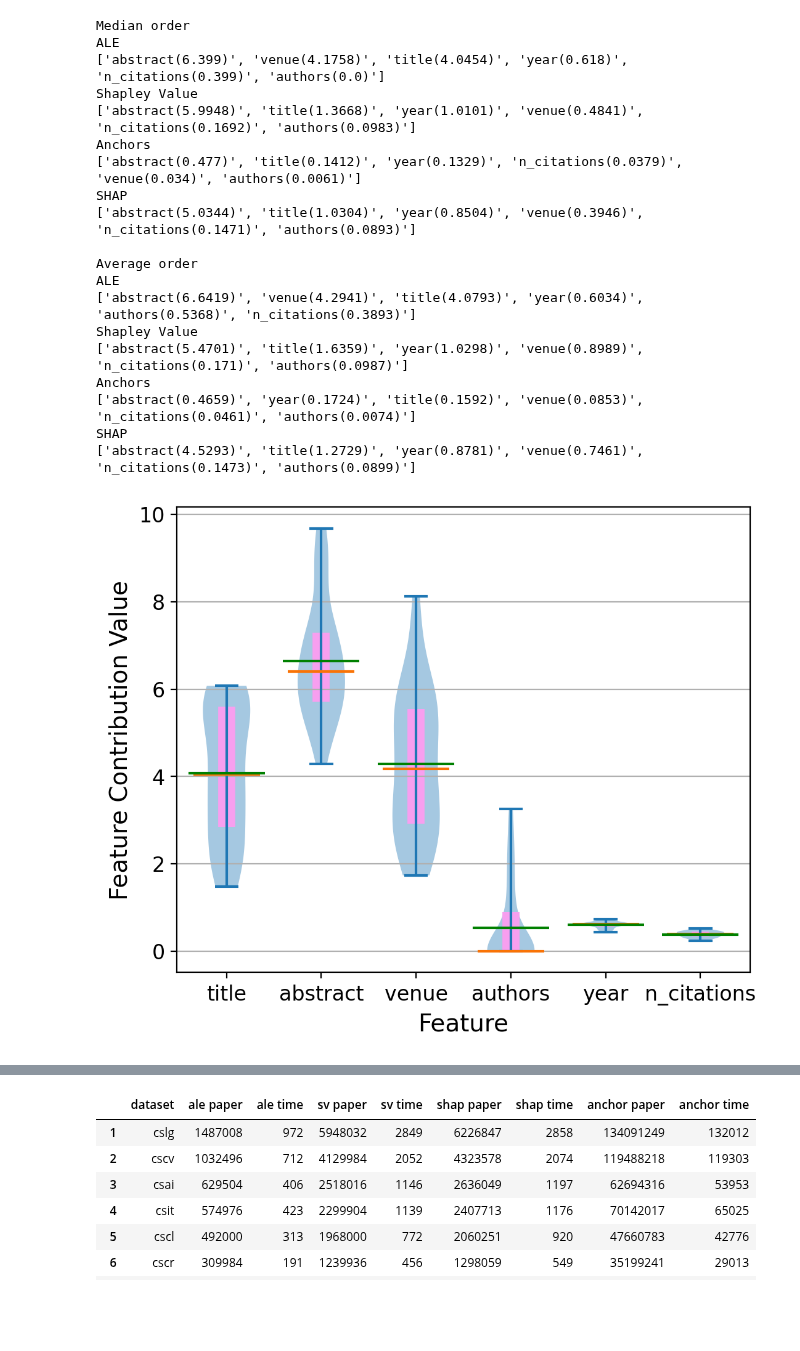
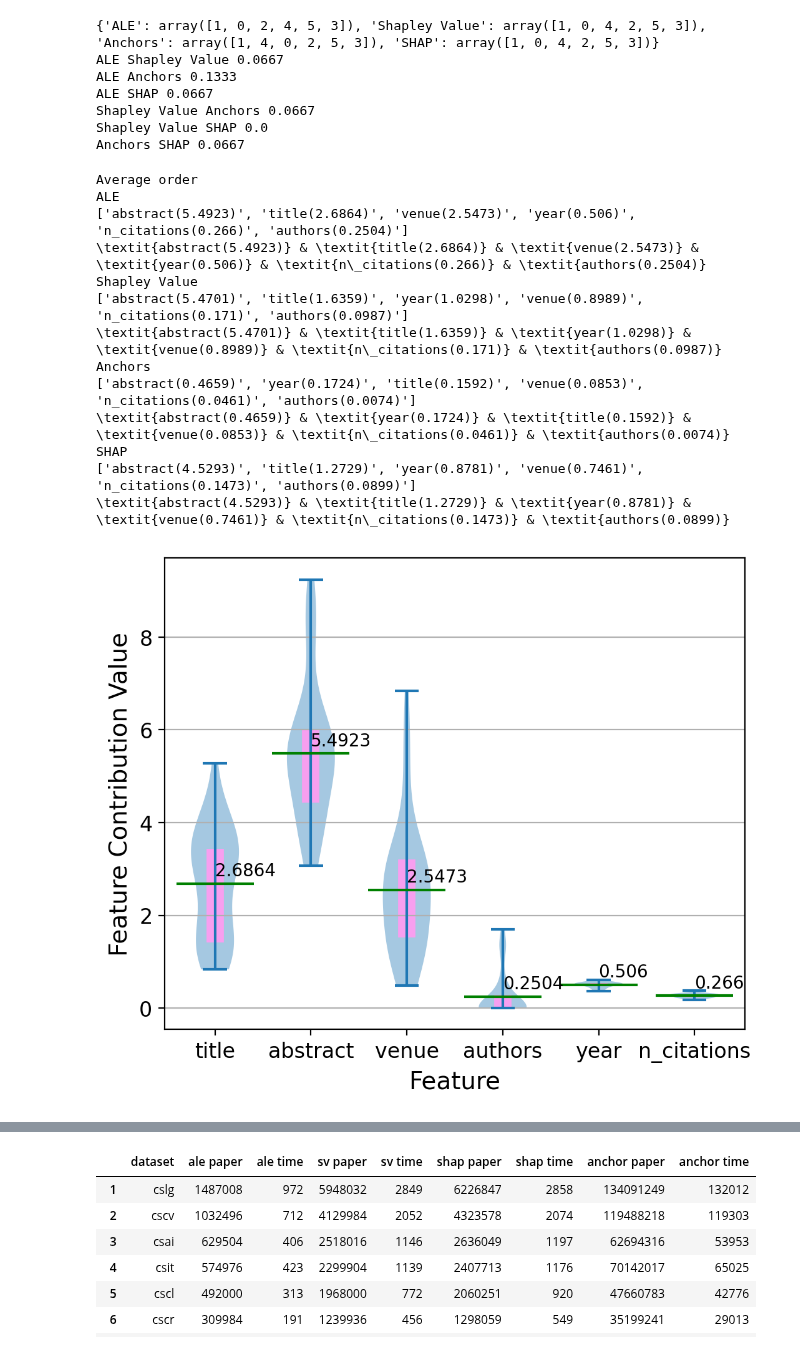
Before and after one commit to youyinnn/s2search, a Jupyter notebook: xai_process_plotting.ipynb, the cells around one changed output, grey strips where cells are left out. Saved outputs shown, nothing was run; the diff lists cells and outputs as text; code cells hidden in the pictures; blank space fills up the shorter version.

```diff
--- a/xai_process_plotting.ipynb
+++ b/xai_process_plotting.ipynb
@@ -24,14 +24,18 @@ xai_metrics_arr = []
 
 data_len_of = []
 
+# 如果解释是分数 就取std
 def aggregation(arr):
     # return np.std(arr, ddof=1)
     # return np.mean(np.abs(arr))
-    return pdp_based_importance(arr)
+    return aggregation2(arr)
+    # return pdp_based_importance(arr)
 
+# 如果解释是贡献值 就取绝对值平均
 def aggregation2(arr):
     # return np.std(arr, ddof=1)
     return np.mean(np.abs(arr))
+    # return np.median(np.abs(arr))
     # return pdp_based_importance(arr)
 
 for sample_name in ds_list:
@@ -117,3 +168,29 @@ xai_fi_metrics_pd = pd.DataFrame(columns=['dataset', *fis], data=xai_metrics_arr
+# %%
+def normalised_kendall_tau_distance(values1, values2):
+    """Compute the Kendall tau distance."""
+    n = len(values1)
+    assert len(values2) == n, "Both lists have to be of equal length"
+    i, j = np.meshgrid(np.arange(n), np.arange(n))
+    a = np.argsort(values1)
+    b = np.argsort(values2)
+    ndisordered = np.logical_or(np.logical_and(a[i] < a[j], b[i] > b[j]), np.logical_and(a[i] > a[j], b[i] < b[j])).sum()
+    return ndisordered / (n * (n - 1))
+# %%
+print(argmax_map)
+
+for i in range(4):
+    a = fis[i]
+    for j in range(i + 1, 4):
+        b = fis[j]
+        print(a, b, round(normalised_kendall_tau_distance(argmax_map[a], argmax_map[b]), 4))
+# %% [output]
+{'ALE': array([1, 0, 2, 4, 5, 3]), 'Shapley Value': array([1, 0, 4, 2, 5, 3]), 'Anchors': array([1, 4, 0, 2, 5, 3]), 'SHAP': array([1, 0, 4, 2, 5, 3])}
+ALE Shapley Value 0.0667
+ALE Anchors 0.1333
+ALE SHAP 0.0667
+Shapley Value Anchors 0.0667
+Shapley Value SHAP 0.0
+Anchors SHAP 0.0667
 # %%
 import matplotlib.pyplot as plt
 
@@ -174,8 +251,12 @@ for fi in fis:
     average = np.mean(all_data, axis=1)
     stdd = np.std(all_data, ddof=1, axis=1)
 
-    ax.scatter(inds, medians, marker='_', color='#f97306', s=1500, zorder=3, alpha=1)
+    # ax.scatter(inds, medians, marker='_', color='#f97306', s=1500, zorder=3, alpha=1)
+    # for i, txt in enumerate(medians):
+    #     ax.annotate(round(medians[i], 4), (inds[i], medians[i] + (max(medians) * 0.03)))
     ax.scatter(inds, average, marker='_', color='green', s=2000, zorder=3, alpha=1)
+    for i, txt in enumerate(average):
+        ax.annotate(round(average[i], 4), (inds[i], average[i] + (max(average) * 0.03)))
     # ax.scatter(inds, stdd, marker='_', color='blue', s=2000, zorder=3, alpha=1)
     ax.vlines(inds, quartile1, quartile3, color='#f79fef', linestyle='-', lw=10, zorder=1)
 
@@ -187,46 +268,42 @@ for fi in fis:
                     labels=['title', 'abstract', 'venue', 'authors', 'year', 'n_citations'],
                     fontsize=12,
                     # rotation=300, weight='560'
                     )
     ax.set_ylabel('Feature Contribution Value', fontsize=14)
     ax.set_xlabel('Feature', fontsize=14)
 
     # ax.set_xlabel('Feature', fontsize=16)
     # ax.set_ylabel(f'Feature Importance', fontsize=16)
 
 # for k in mode_map.keys():
 #     print(k)
 #     for kk in mode_map[k].keys():
 #         print(kk, mode_map[k][kk])
 
-print("Median order")
-for k in md_map.keys():
-    print(k)
-    print([f"{v['feature']}({v['median']})" for v in md_map[k]])
+# print("Median order")
+# for k in md_map.keys():
+#     print(k)
+#     print([f"{v['feature']}({v['median']})" for v in md_map[k]])
+    # print(' & '.join(['\\textit{' + v['feature'].replace('_', '\_') + '(' + str(round(v['median'], 4)) + ')}' for v in md_map[k]]))
 
 print()
 print("Average order")
 for k in av_map.keys():
     print(k)
     print([f"{v['feature']}({v['average']})" for v in av_map[k]])
+    print(' & '.join(['\\textit{' + v['feature'].replace('_', '\_') + '(' + str(round(v['average'], 4)) + ')}' for v in av_map[k]]))
 # %% [output]
-Median order
-ALE
-['abstract(6.399)', 'venue(4.1758)', 'title(4.0454)', 'year(0.618)', 'n_citations(0.399)', 'authors(0.0)']
-Shapley Value
-['abstract(5.9948)', 'title(1.3668)', 'year(1.0101)', 'venue(0.4841)', 'n_citations(0.1692)', 'authors(0.0983)']
-Anchors
-['abstract(0.477)', 'title(0.1412)', 'year(0.1329)', 'n_citations(0.0379)', 'venue(0.034)', 'authors(0.0061)']
-SHAP
-['abstract(5.0344)', 'title(1.0304)', 'year(0.8504)', 'venue(0.3946)', 'n_citations(0.1471)', 'authors(0.0893)']
-
 Average order
 ALE
-['abstract(6.6419)', 'venue(4.2941)', 'title(4.0793)', 'year(0.6034)', 'authors(0.5368)', 'n_citations(0.3893)']
+['abstract(5.4923)', 'title(2.6864)', 'venue(2.5473)', 'year(0.506)', 'n_citations(0.266)', 'authors(0.2504)']
+\textit{abstract(5.4923)} & \textit{title(2.6864)} & \textit{venue(2.5473)} & \textit{year(0.506)} & \textit{n\_citations(0.266)} & \textit{authors(0.2504)}
 Shapley Value
 ['abstract(5.4701)', 'title(1.6359)', 'year(1.0298)', 'venue(0.8989)', 'n_citations(0.171)', 'authors(0.0987)']
+\textit{abstract(5.4701)} & \textit{title(1.6359)} & \textit{year(1.0298)} & \textit{venue(0.8989)} & \textit{n\_citations(0.171)} & \textit{authors(0.0987)}
 Anchors
 ['abstract(0.4659)', 'year(0.1724)', 'title(0.1592)', 'venue(0.0853)', 'n_citations(0.0461)', 'authors(0.0074)']
+\textit{abstract(0.4659)} & \textit{year(0.1724)} & \textit{title(0.1592)} & \textit{venue(0.0853)} & \textit{n\_citations(0.0461)} & \textit{authors(0.0074)}
 SHAP
 ['abstract(4.5293)', 'title(1.2729)', 'year(0.8781)', 'venue(0.7461)', 'n_citations(0.1473)', 'authors(0.0899)']
+\textit{abstract(4.5293)} & \textit{title(1.2729)} & \textit{year(0.8781)} & \textit{venue(0.7461)} & \textit{n\_citations(0.1473)} & \textit{authors(0.0899)}
-[figure, old version]
+[figure, new version]
```
Also changed, not shown: parts of 4 cells of this notebook, 11 other files.
